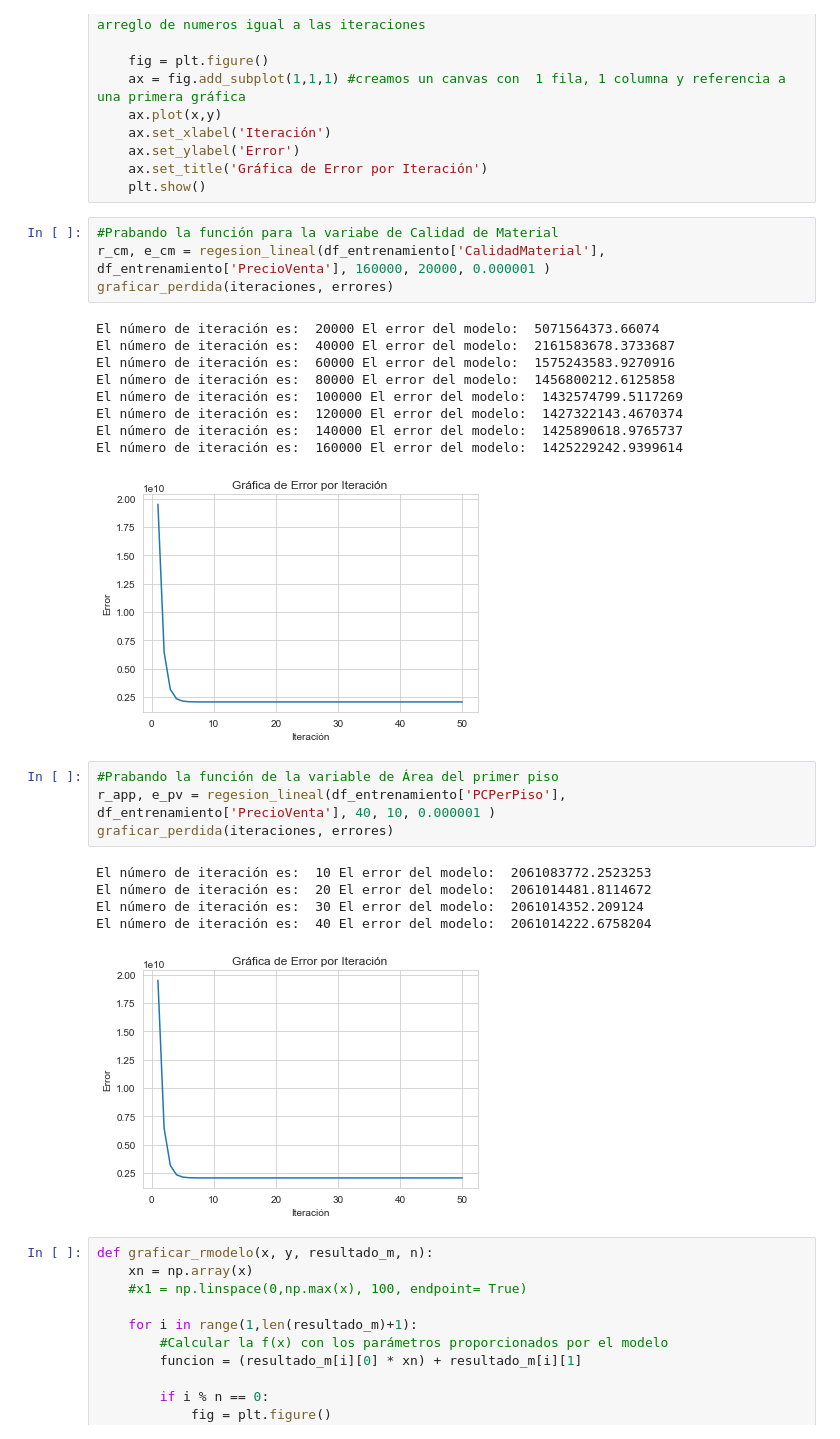
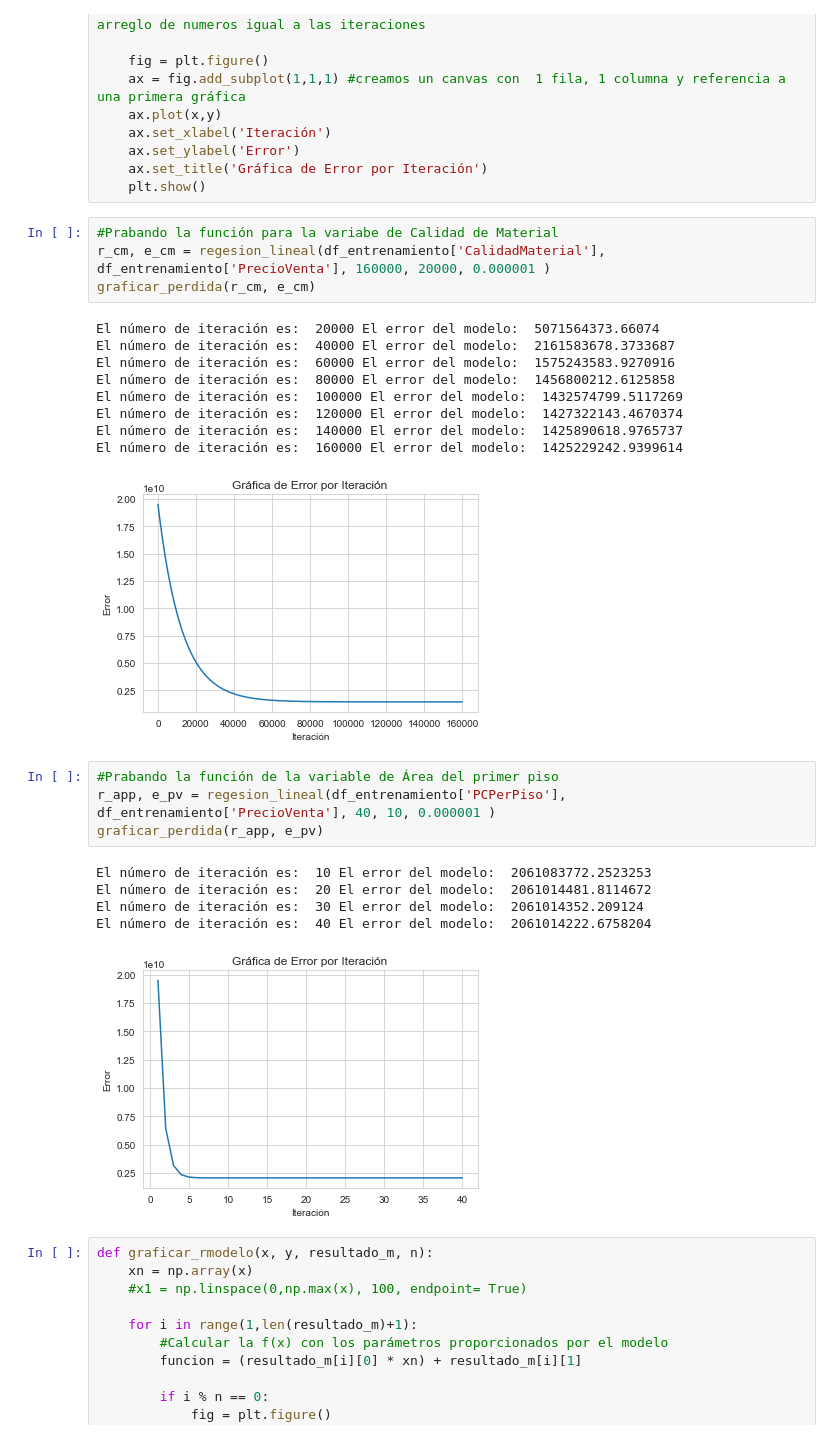
Before and after one commit to RebecaCarrera/proyecto_Python, a Jupyter notebook: Proyecto-Rebeca_Carrera.ipynb, the cells around one changed output. Saved outputs shown, nothing was run; the diff lists cells and outputs as text.

```diff
--- a/Proyecto-Rebeca_Carrera.ipynb
+++ b/Proyecto-Rebeca_Carrera.ipynb
@@ -338,27 +338,27 @@ def graficar_perdida(iteraciones, errores):
 # %%
 #Prabando la función para la variabe de Calidad de Material
 r_cm, e_cm = regesion_lineal(df_entrenamiento['CalidadMaterial'], df_entrenamiento['PrecioVenta'], 160000, 20000, 0.000001 )
-graficar_perdida(iteraciones, errores)
+graficar_perdida(r_cm, e_cm)
 # %% [output]
 El número de iteración es:  20000 El error del modelo:  5071564373.66074
 El número de iteración es:  40000 El error del modelo:  2161583678.3733687
 El número de iteración es:  60000 El error del modelo:  1575243583.9270916
 El número de iteración es:  80000 El error del modelo:  1456800212.6125858
 El número de iteración es:  100000 El error del modelo:  1432574799.5117269
 El número de iteración es:  120000 El error del modelo:  1427322143.4670374
 El número de iteración es:  140000 El error del modelo:  1425890618.9765737
 El número de iteración es:  160000 El error del modelo:  1425229242.9399614
-[figure, old version]
+[figure, new version]
 # %%
 #Prabando la función de la variable de Área del primer piso
 r_app, e_pv = regesion_lineal(df_entrenamiento['PCPerPiso'], df_entrenamiento['PrecioVenta'], 40, 10, 0.000001 )
-graficar_perdida(iteraciones, errores)
+graficar_perdida(r_app, e_pv)
 # %% [output]
 El número de iteración es:  10 El error del modelo:  2061083772.2523253
 El número de iteración es:  20 El error del modelo:  2061014481.8114672
 El número de iteración es:  30 El error del modelo:  2061014352.209124
 El número de iteración es:  40 El error del modelo:  2061014222.6758204
-[figure, old version]
+[figure, new version]
 # %%
 def graficar_rmodelo(x, y, resultado_m, n):
     xn = np.array(x)
```
Also changed, not shown: parts of 5 cells of this notebook.
